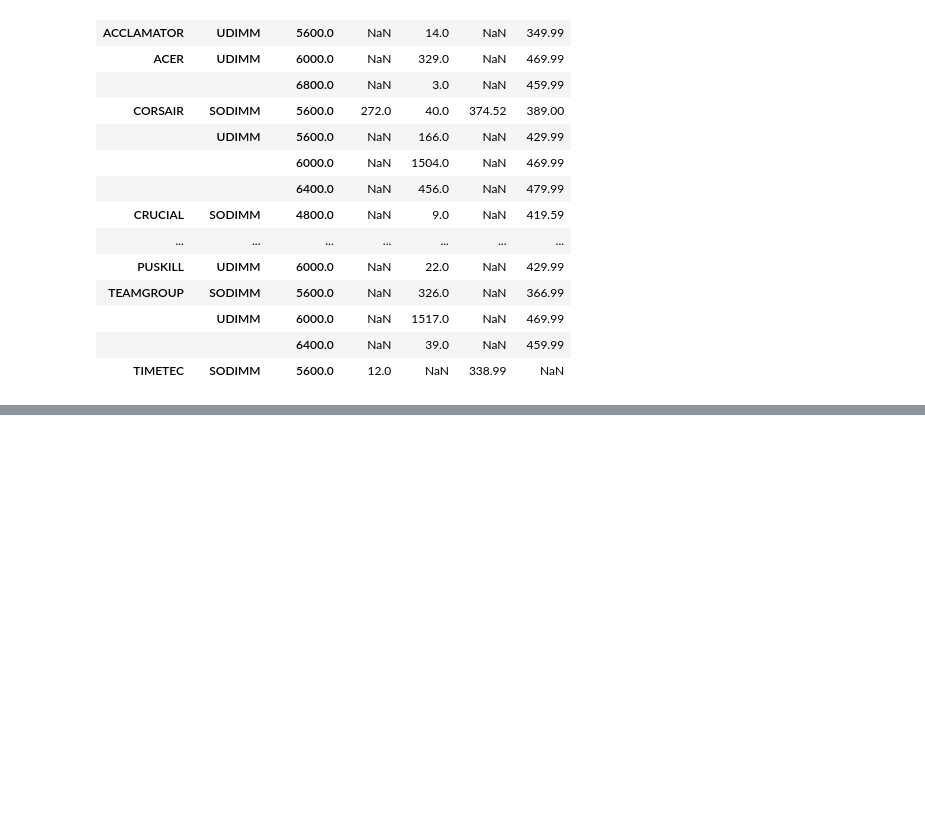
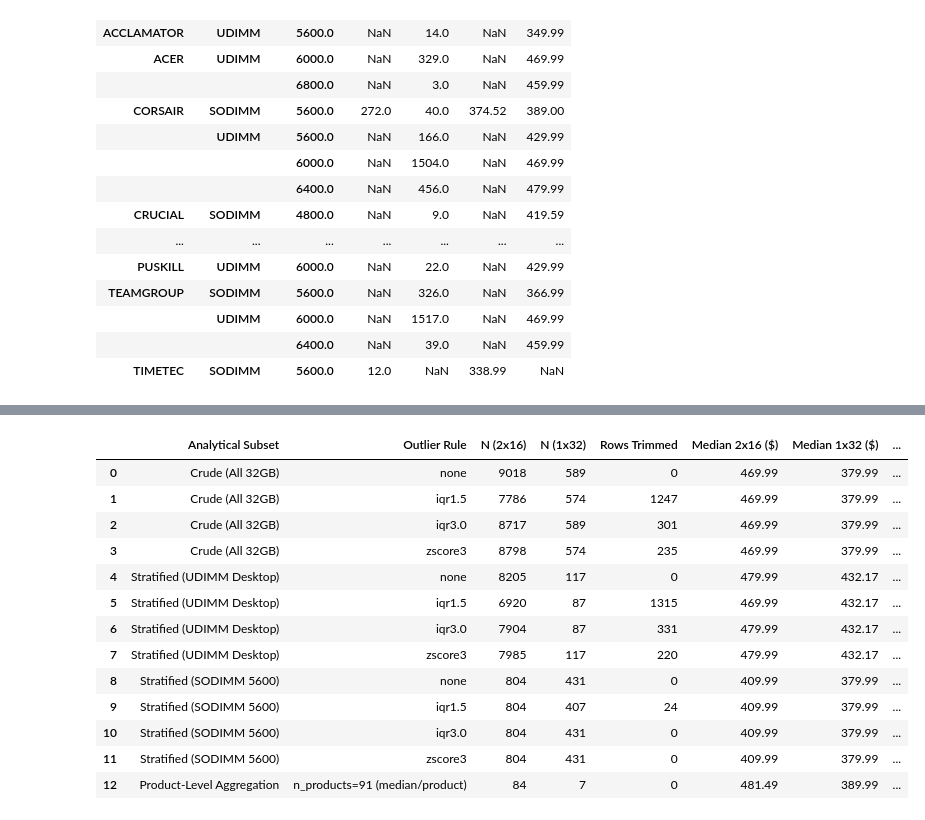
Before and after one commit to tri-trg/DDR5-and-NVMe-Prices-Analysis, a Jupyter notebook: notebooks/02_q5_kit_comparison_clean.ipynb, the cells around one changed output, grey strips where cells are left out. Saved outputs shown, nothing was run; the diff lists cells and outputs as text; code cells hidden in the pictures; blank space fills up the shorter version.

```diff
--- a/notebooks/02_q5_kit_comparison.ipynb
+++ b/notebooks/02_q5_kit_comparison_clean.ipynb
@@ -376,0 +489,75 @@ Our exploratory data analysis reveals four foundational insights that govern the
+# %%
+def filter_outliers(df_sub, method='none'):
+    """Filter price outliers within each kit configuration subgroup."""
+    if method == 'none':
+        return df_sub
+    filtered_parts = []
+    for _, grp in df_sub.groupby('kit_config', observed=True):
+        s = grp['price_amount']
+        if method == 'iqr1.5':
+            q1, q3 = np.percentile(s, [25, 75])
+            iqr = q3 - q1
+            cond = (s >= q1 - 1.5 * iqr) & (s <= q3 + 1.5 * iqr)
+        elif method == 'iqr3.0':
+            q1, q3 = np.percentile(s, [25, 75])
+            iqr = q3 - q1
+            cond = (s >= q1 - 3.0 * iqr) & (s <= q3 + 3.0 * iqr)
+        elif method == 'zscore3':
+            z = np.abs((s - s.mean()) / s.std())
+            cond = z <= 3.0
+        filtered_parts.append(grp[cond])
+    return pd.concat(filtered_parts, ignore_index=True)
+
+sens_records = []
+base_cohorts = [
+    ("Crude (All 32GB)", q5_df),
+    ("Stratified (UDIMM Desktop)", q5_df[q5_df["form_factor"] == "UDIMM"]),
+    ("Stratified (SODIMM 5600)", q5_df[(q5_df["speed_mhz"] == 5600) & (q5_df["form_factor"] == "SODIMM")]),
+]
+
+for c_name, c_df in base_cohorts:
+    for m in ['none', 'iqr1.5', 'iqr3.0', 'zscore3']:
+        sub = filter_outliers(c_df, m)
+        x = sub[sub["kit_config"] == "2x16GB"]["price_amount"]
+        y = sub[sub["kit_config"] == "1x32GB"]["price_amount"]
+        diff, cil, cih, _, _ = compute_bootstrap_stats(x, y, n_boot=2000)
+        sens_records.append({
+            "Analytical Subset": c_name,
+            "Outlier Rule": m,
+            "N (2x16)": len(x),
+            "N (1x32)": len(y),
+            "Rows Trimmed": len(c_df) - len(sub),
+            "Median 2x16 ($)": np.median(x),
+            "Median 1x32 ($)": np.median(y),
+            "Median Diff ($)": round(diff, 2),
+            "95% Bootstrap CI ($)": f"[{cil:+.2f}, {cih:+.2f}]",
+            "Diff ($/GB)": round(diff / 32.0, 4)
+        })
+
+# Product-level aggregation check (collapse rows into unique product medians)
+prod_medians = q5_df.groupby(['product_name', 'kit_config', 'form_factor', 'speed_mhz', 'brand'], observed=True).agg(
+    price_amount=('price_amount', 'median'),
+    normalized_price_amount=('normalized_price_amount', 'median')
+).reset_index()
+
+x_prod = prod_medians[prod_medians["kit_config"] == "2x16GB"]["price_amount"]
+y_prod = prod_medians[prod_medians["kit_config"] == "1x32GB"]["price_amount"]
+diff_p, cil_p, cih_p, _, _ = compute_bootstrap_stats(x_prod, y_prod, n_boot=2000)
+
+sens_records.append({
+    "Analytical Subset": "Product-Level Aggregation",
+    "Outlier Rule": "n_products=91 (median/product)",
+    "N (2x16)": len(x_prod),
+    "N (1x32)": len(y_prod),
+    "Rows Trimmed": 0,
+    "Median 2x16 ($)": np.median(x_prod),
+    "Median 1x32 ($)": np.median(y_prod),
+    "Median Diff ($)": round(diff_p, 2),
+    "95% Bootstrap CI ($)": f"[{cil_p:+.2f}, {cih_p:+.2f}]",
+    "Diff ($/GB)": round(diff_p / 32.0, 4)
+})
+
+sens_df = pd.DataFrame(sens_records)
+print("=== ROBUSTNESS & SENSITIVITY ANALYSIS TABLE (CRITERION D6) ===")
+display(sens_df)
+# %% [output]
@@ -376,0 +565,14 @@ Our exploratory data analysis reveals four foundational insights that govern the
+|  | Analytical Subset | Outlier Rule | N (2x16) | N (1x32) | Rows Trimmed | Median 2x16 ($) | Median 1x32 ($) | ... |
+| 0 | Crude (All 32GB) | none | 9018 | 589 | 0 | 469.99 | 379.99 | ... |
+| 1 | Crude (All 32GB) | iqr1.5 | 7786 | 574 | 1247 | 469.99 | 379.99 | ... |
+| 2 | Crude (All 32GB) | iqr3.0 | 8717 | 589 | 301 | 469.99 | 379.99 | ... |
+| 3 | Crude (All 32GB) | zscore3 | 8798 | 574 | 235 | 469.99 | 379.99 | ... |
+| 4 | Stratified (UDIMM Desktop) | none | 8205 | 117 | 0 | 479.99 | 432.17 | ... |
+| 5 | Stratified (UDIMM Desktop) | iqr1.5 | 6920 | 87 | 1315 | 469.99 | 432.17 | ... |
+| 6 | Stratified (UDIMM Desktop) | iqr3.0 | 7904 | 87 | 331 | 479.99 | 432.17 | ... |
+| 7 | Stratified (UDIMM Desktop) | zscore3 | 7985 | 117 | 220 | 479.99 | 432.17 | ... |
+| 8 | Stratified (SODIMM 5600) | none | 804 | 431 | 0 | 409.99 | 379.99 | ... |
+| 9 | Stratified (SODIMM 5600) | iqr1.5 | 804 | 407 | 24 | 409.99 | 379.99 | ... |
+| 10 | Stratified (SODIMM 5600) | iqr3.0 | 804 | 431 | 0 | 409.99 | 379.99 | ... |
+| 11 | Stratified (SODIMM 5600) | zscore3 | 804 | 431 | 0 | 409.99 | 379.99 | ... |
+| 12 | Product-Level Aggregation | n_products=91 (median/product) | 84 | 7 | 0 | 481.49 | 389.99 | ... |
```
Also changed, not shown: parts of 15 cells of this notebook, 1 other file.
